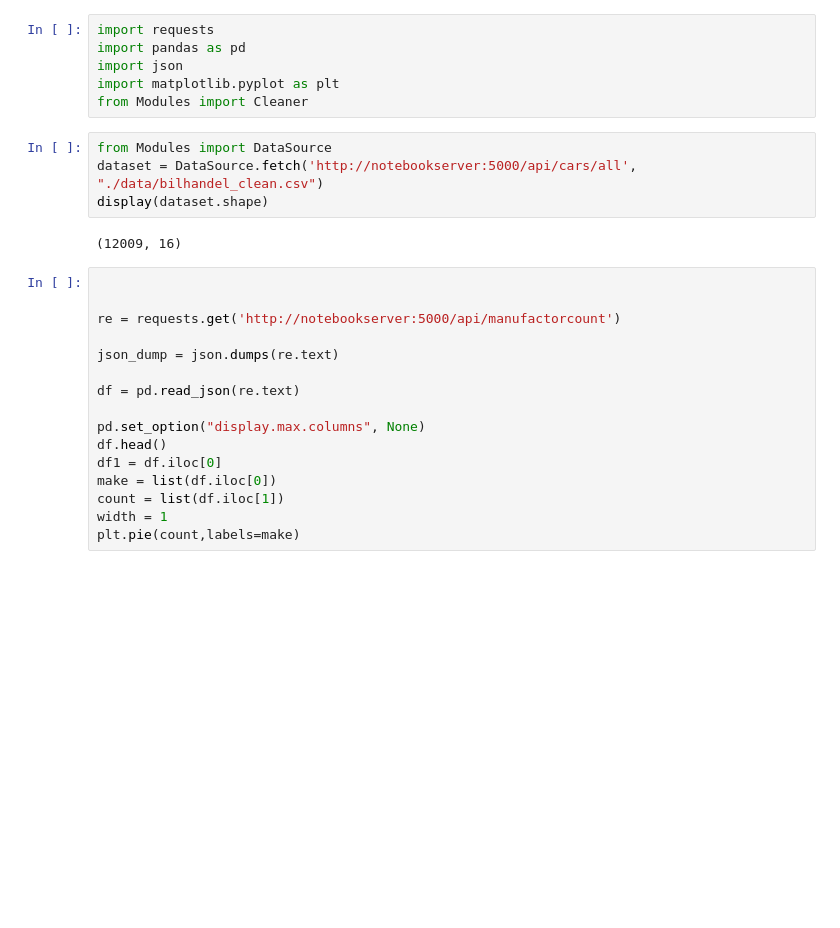
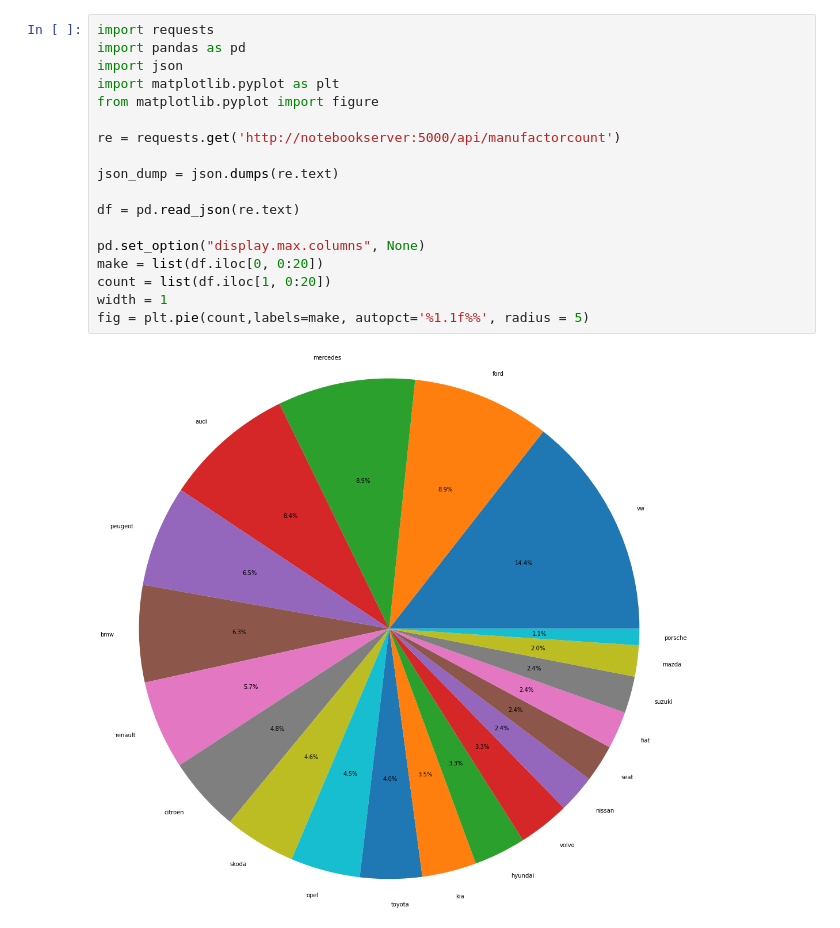
Before and after one commit to Paepke-cph/PythonProject, a Jupyter notebook: client/src/plot.ipynb, the cells around one changed output. Cells and saved outputs as stored; diff of their text form; blank space fills up the shorter version.

```diff
--- a/client/src/plot.ipynb
+++ b/client/src/plot.ipynb
@@ -1,29 +1,21 @@
-# %%
-import requests
-import pandas as pd
-import json
-import matplotlib.pyplot as plt
-from Modules import Cleaner
-# %%
-from Modules import DataSource
-dataset = DataSource.fetch('http://notebookserver:5000/api/cars/all', "./data/bilhandel_clean.csv")
-display(dataset.shape)
-# %% [output]
-(12009, 16)
 # %%
-
+import requests
+import pandas as pd
+import json
+import matplotlib.pyplot as plt
+from matplotlib.pyplot import figure
 
 re = requests.get('http://notebookserver:5000/api/manufactorcount')
 
 json_dump = json.dumps(re.text)
 
 df = pd.read_json(re.text)
 
 pd.set_option("display.max.columns", None)
-df.head()
-df1 = df.iloc[0]
-make = list(df.iloc[0])
-count = list(df.iloc[1])
+make = list(df.iloc[0, 0:20])
+count = list(df.iloc[1, 0:20])
 width = 1
-plt.pie(count,labels=make)
+fig = plt.pie(count,labels=make, autopct='%1.1f%%', radius = 5)
+# %% [output]
+[figure, added]
 # %%
```
Also changed, not shown: parts of 4 cells of this notebook.
